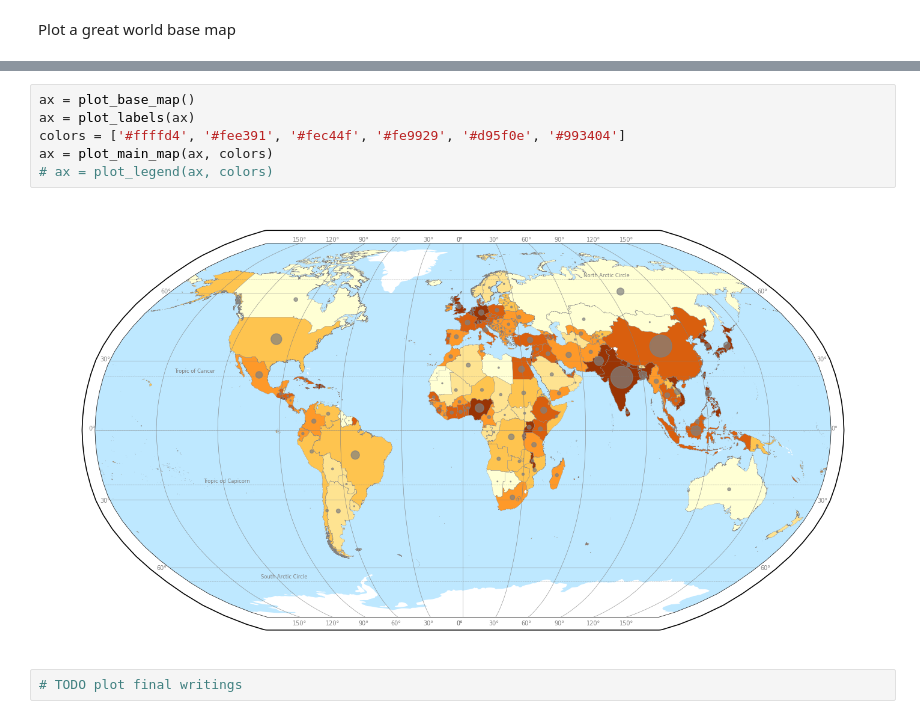
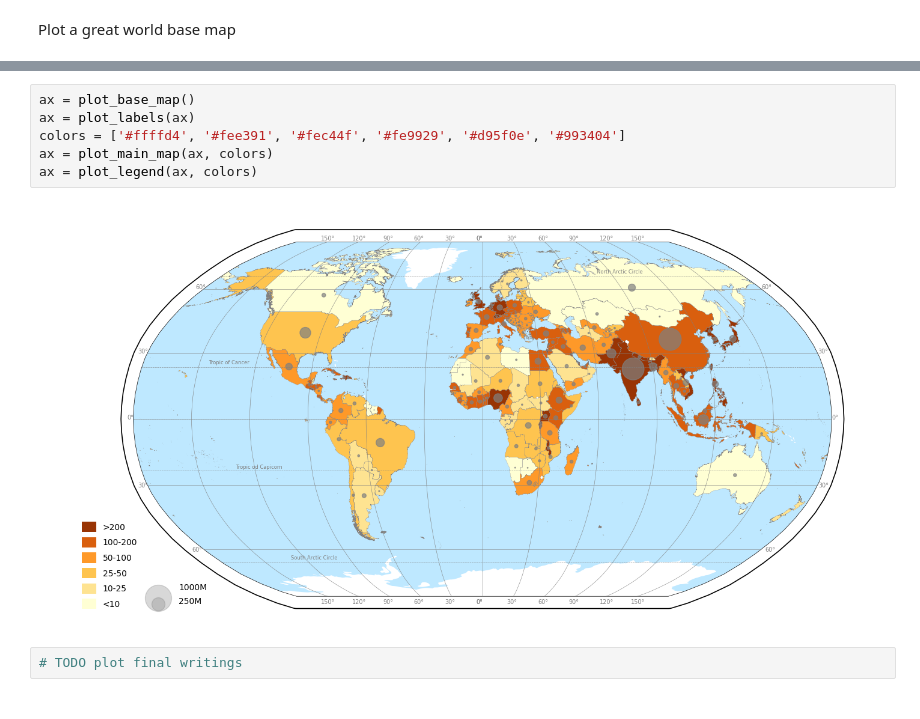
Before and after one commit to marcinszwagrzyk/Geo_Python_Ukraine_2024, a Jupyter notebook: 2_World_map.ipynb, the cells around one changed output, grey strips where cells are left out. Saved outputs shown, nothing was run; the diff lists cells and outputs as text.

```diff
--- a/2_World_map.ipynb
+++ b/2_World_map.ipynb
@@ -290,10 +284,10 @@ def plot_legend(ax, colors):
 # %%
 ax = plot_base_map()
 ax = plot_labels(ax)
 colors = ['#ffffd4', '#fee391', '#fec44f', '#fe9929', '#d95f0e', '#993404']
 ax = plot_main_map(ax, colors)
-# ax = plot_legend(ax, colors)
+ax = plot_legend(ax, colors)
 # %% [output]
-[figure, old version]
+[figure, new version]
 # %%
 # TODO plot final writings
```
Also changed, not shown: parts of 7 cells of this notebook, 1 other file.
